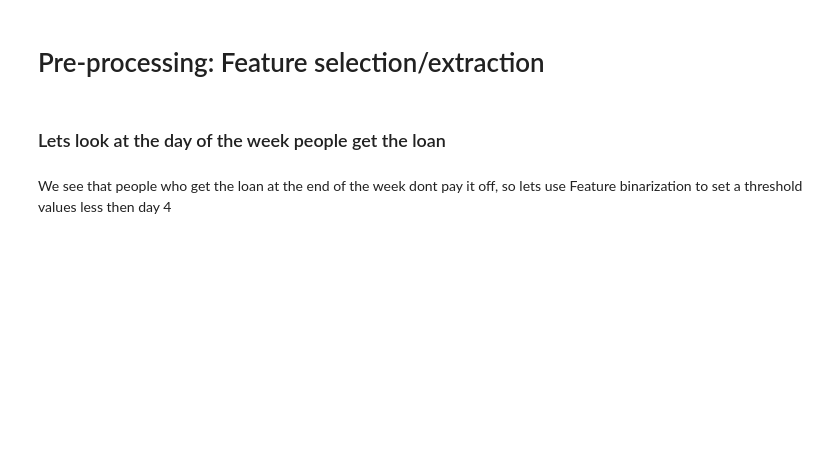
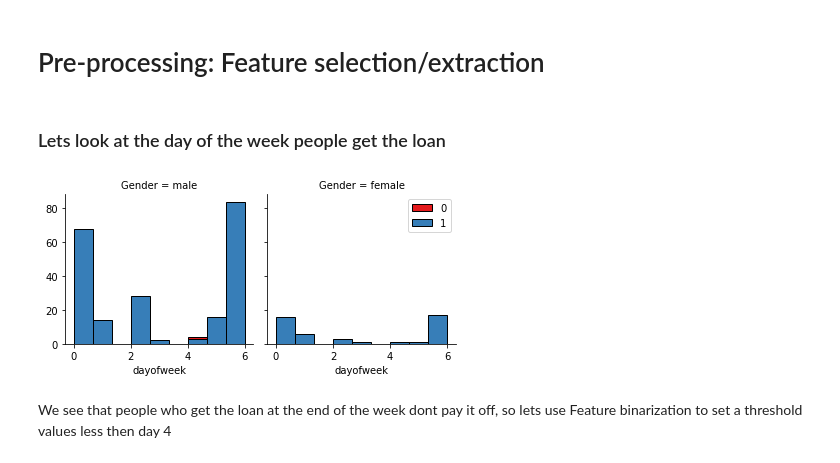
Before and after one commit to GuillermoBrugarolas/Coursera_Capstone, a Jupyter notebook: Machine Learning with Python - Final Assignment.ipynb, the cells around one changed output. Drawn from its saved outputs; the diff is of its cells as text; code cells hidden in the pictures; blank space fills up the shorter version.

```diff
--- a/Machine Learning with Python - Final Assignment.ipynb
+++ b/Machine Learning with Python - Final Assignment.ipynb
@@ -133,12 +121,14 @@ plt.show()
 # %% [markdown]
 ### Lets look at the day of the week people get the loan
 # %%
-df['dayofweek'] = df['effective_date'].dt.dayofweek
-bins = np.linspace(df.dayofweek.min(), df.dayofweek.max(), 10)
-g = sns.FacetGrid(df, col="Gender", hue="loan_status", palette="Set1", col_wrap=2)
+train_df['dayofweek'] = train_df['effective_date'].dt.dayofweek
+bins = np.linspace(train_df.dayofweek.min(), train_df.dayofweek.max(), 10)
+g = sns.FacetGrid(train_df, col="Gender", hue="loan_status", palette="Set1", col_wrap=2)
 g.map(plt.hist, 'dayofweek', bins=bins, ec="k")
 g.axes[-1].legend()
 plt.show()
+# %% [output]
+[figure, added]
 # %% [markdown]
 We see that people who get the loan at the end of the week dont pay it off, so lets use Feature binarization to set a threshold values less then day 4
 # %%
```
Also changed, not shown: parts of 65 cells of this notebook.
